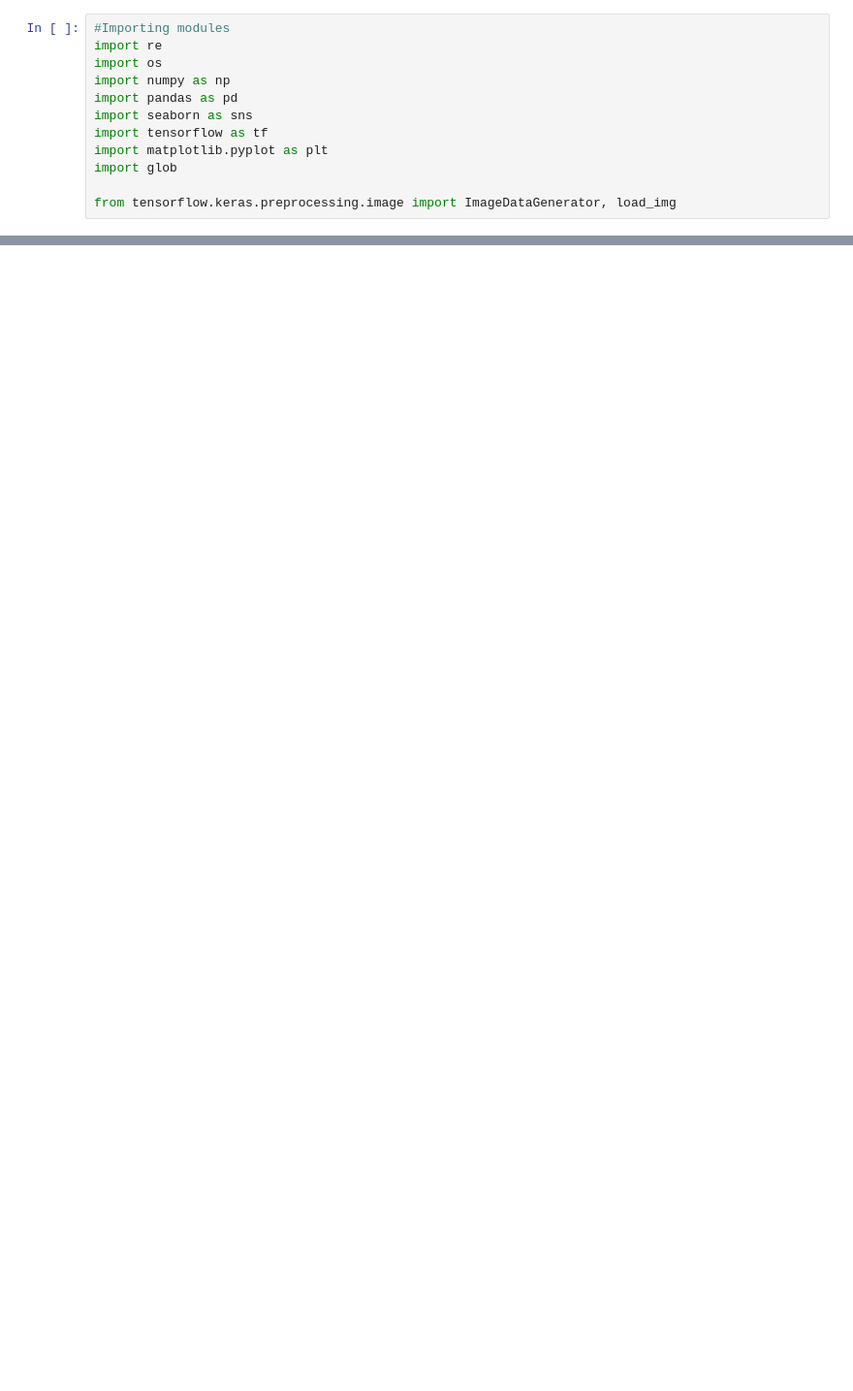
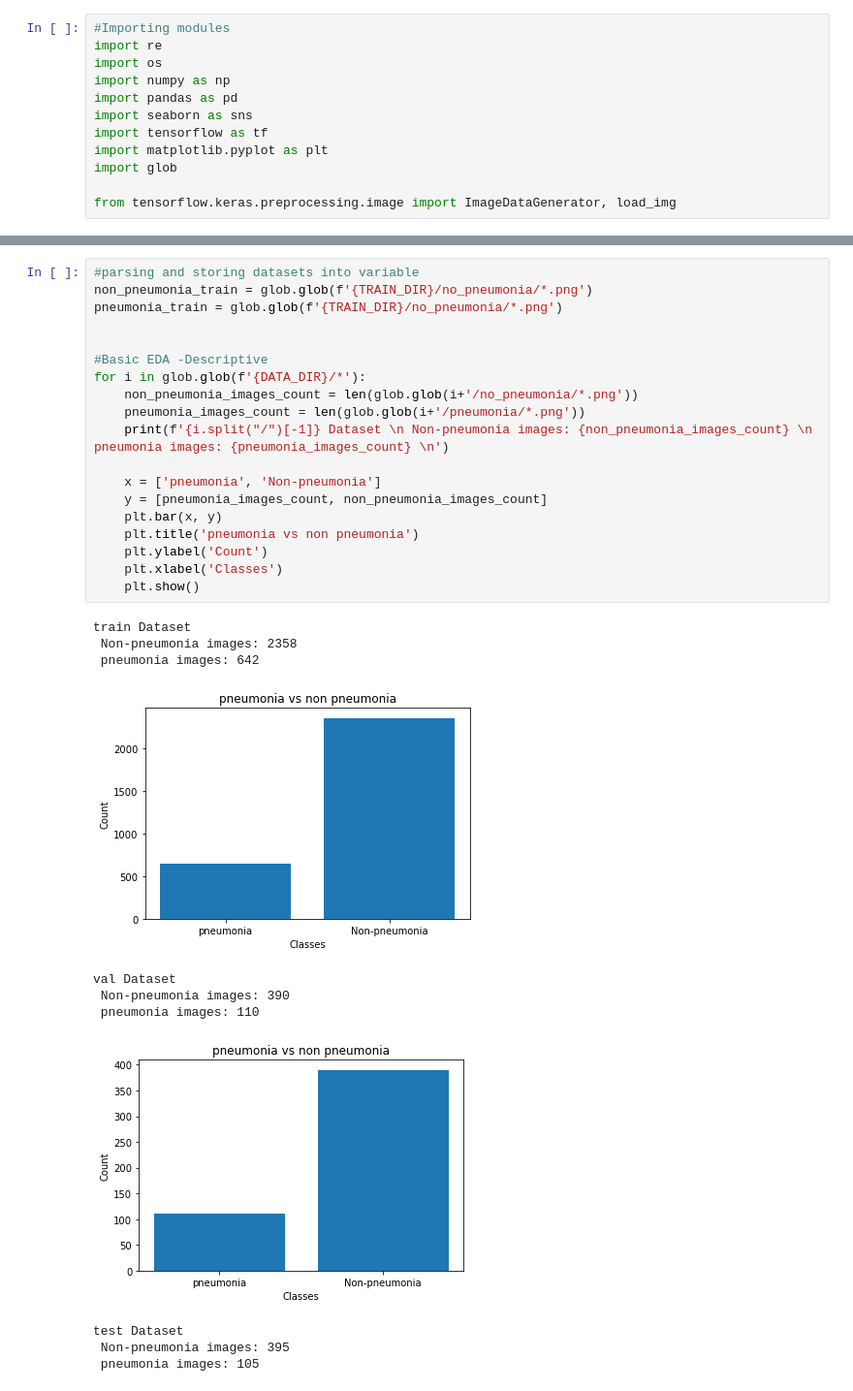
Before and after one commit to thoth2357/Pneumonia-detection-Transfer-And-NonTransfer-Learning-Models, a Jupyter notebook: main.ipynb, the cells around one changed output, grey strips where cells are left out. Shown at 97% size. Saved outputs shown, nothing was run; the diff lists cells and outputs as text; blank space fills up the shorter version.

```diff
--- a/main.ipynb
+++ b/main.ipynb
@@ -45,0 +45,31 @@ for i, dir_ in enumerate(glob.glob(f'{DATA_DIR}/*')):
+# %%
+#parsing and storing datasets into variable
+non_pneumonia_train = glob.glob(f'{TRAIN_DIR}/no_pneumonia/*.png')
+pneumonia_train = glob.glob(f'{TRAIN_DIR}/no_pneumonia/*.png')
+
+
+#Basic EDA -Descriptive
+for i in glob.glob(f'{DATA_DIR}/*'):
+    non_pneumonia_images_count = len(glob.glob(i+'/no_pneumonia/*.png'))
+    pneumonia_images_count = len(glob.glob(i+'/pneumonia/*.png'))
+    print(f'{i.split("/")[-1]} Dataset \n Non-pneumonia images: {non_pneumonia_images_count} \n pneumonia images: {pneumonia_images_count} \n')
+
+    x = ['pneumonia', 'Non-pneumonia']
+    y = [pneumonia_images_count, non_pneumonia_images_count]
+    plt.bar(x, y)
+    plt.title('pneumonia vs non pneumonia')
+    plt.ylabel('Count')
+    plt.xlabel('Classes')
+    plt.show()
+# %% [output]
+train Dataset
+ Non-pneumonia images: 2358
+ pneumonia images: 642
+[figure, added]
+val Dataset
+ Non-pneumonia images: 390
+ pneumonia images: 110
+[figure, added]
+test Dataset
+ Non-pneumonia images: 395
+ pneumonia images: 105
```
Also changed, not shown: parts of 5 cells of this notebook.
